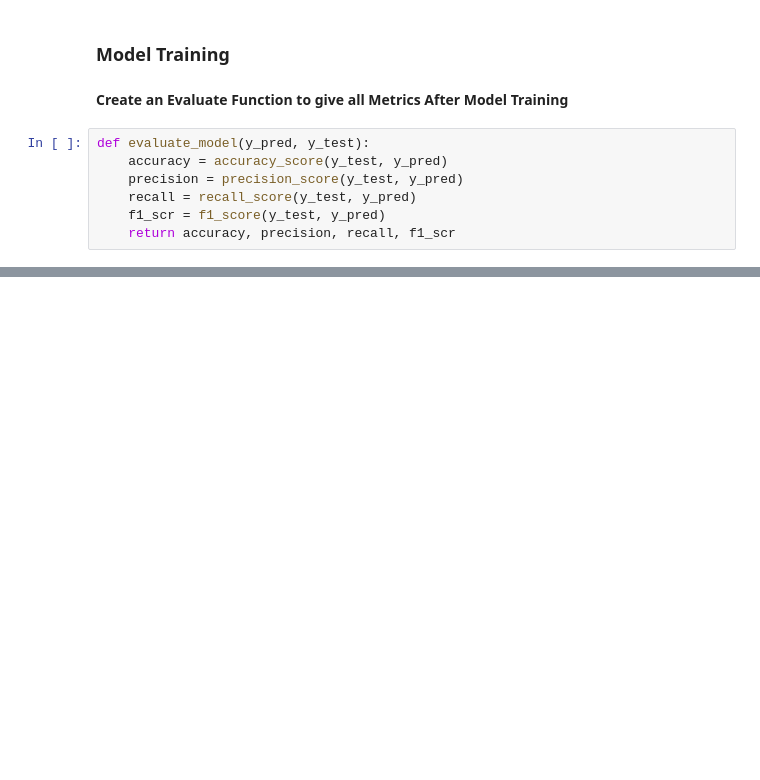
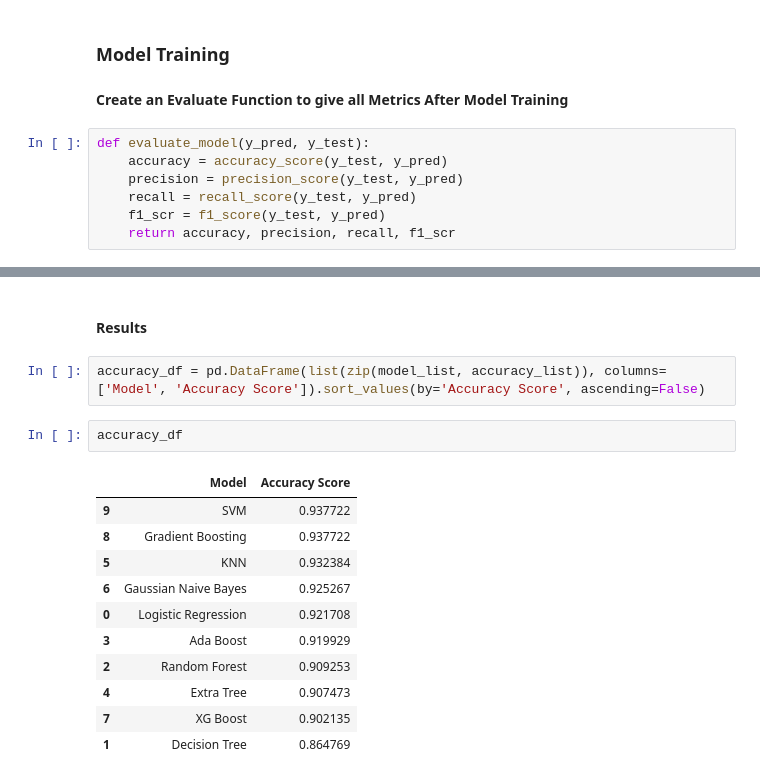
Before and after one commit to AnubhavYadavBCA25/Introvert-vs-Extrovert-Classification-Project, a Jupyter notebook: notebook/Model-Training.ipynb, the cells around one changed output, grey strips where cells are left out. Cells and saved outputs as stored; diff of their text form; blank space fills up the shorter version.

```diff
--- a/notebook/Model-Training.ipynb
+++ b/notebook/Model-Training.ipynb
@@ -120,0 +190,18 @@ def evaluate_model(y_pred, y_test):
+# %% [markdown]
+#### Results
+# %%
+accuracy_df = pd.DataFrame(list(zip(model_list, accuracy_list)), columns=['Model', 'Accuracy Score']).sort_values(by='Accuracy Score', ascending=False)
+# %%
+accuracy_df
+# %% [output]
+|  | Model | Accuracy Score |
+| 9 | SVM | 0.937722 |
+| 8 | Gradient Boosting | 0.937722 |
+| 5 | KNN | 0.932384 |
+| 6 | Gaussian Naive Bayes | 0.925267 |
+| 0 | Logistic Regression | 0.921708 |
+| 3 | Ada Boost | 0.919929 |
+| 2 | Random Forest | 0.909253 |
+| 4 | Extra Tree | 0.907473 |
+| 7 | XG Boost | 0.902135 |
+| 1 | Decision Tree | 0.864769 |
```
Also changed, not shown: parts of 10 cells of this notebook, 1 other file.
